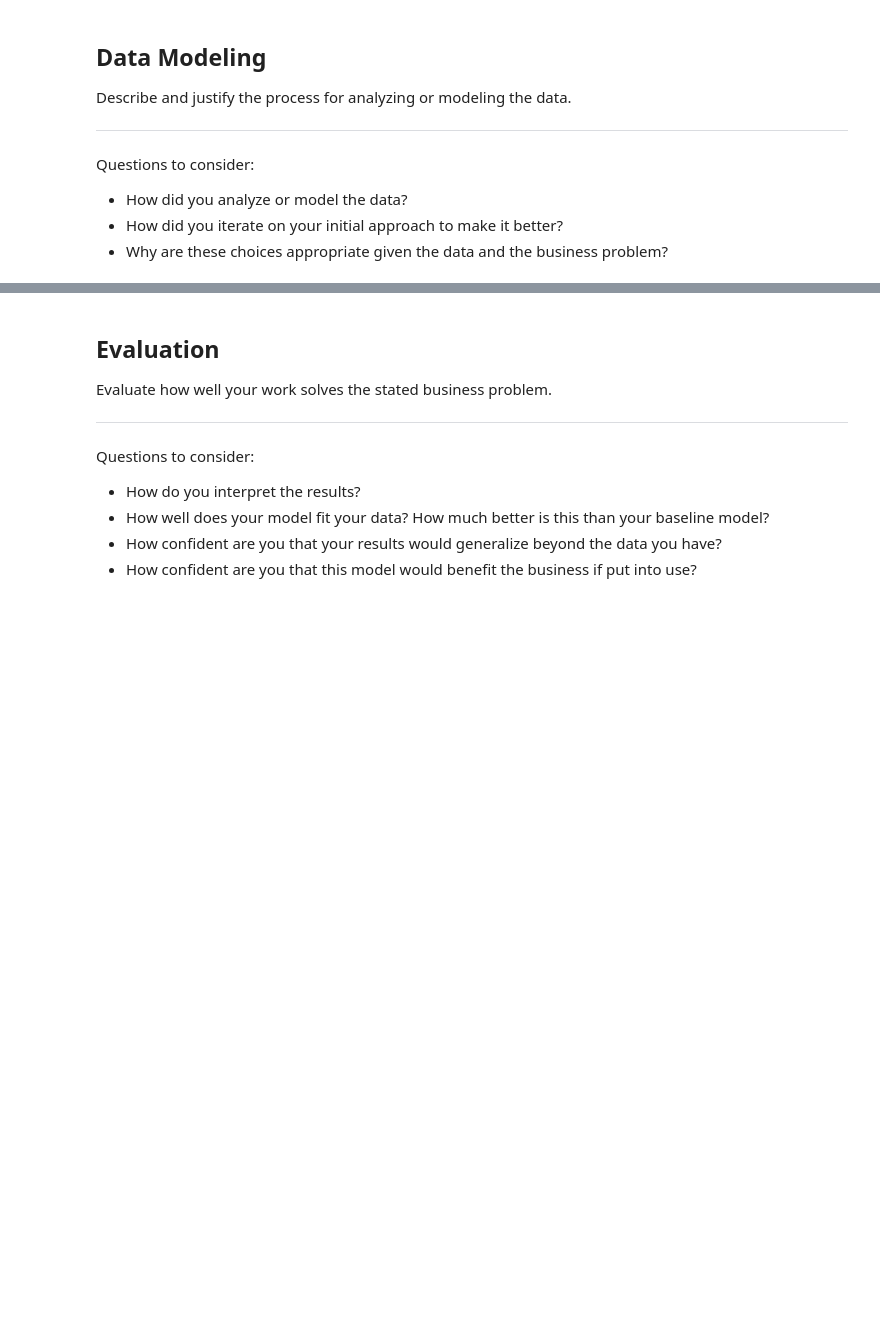
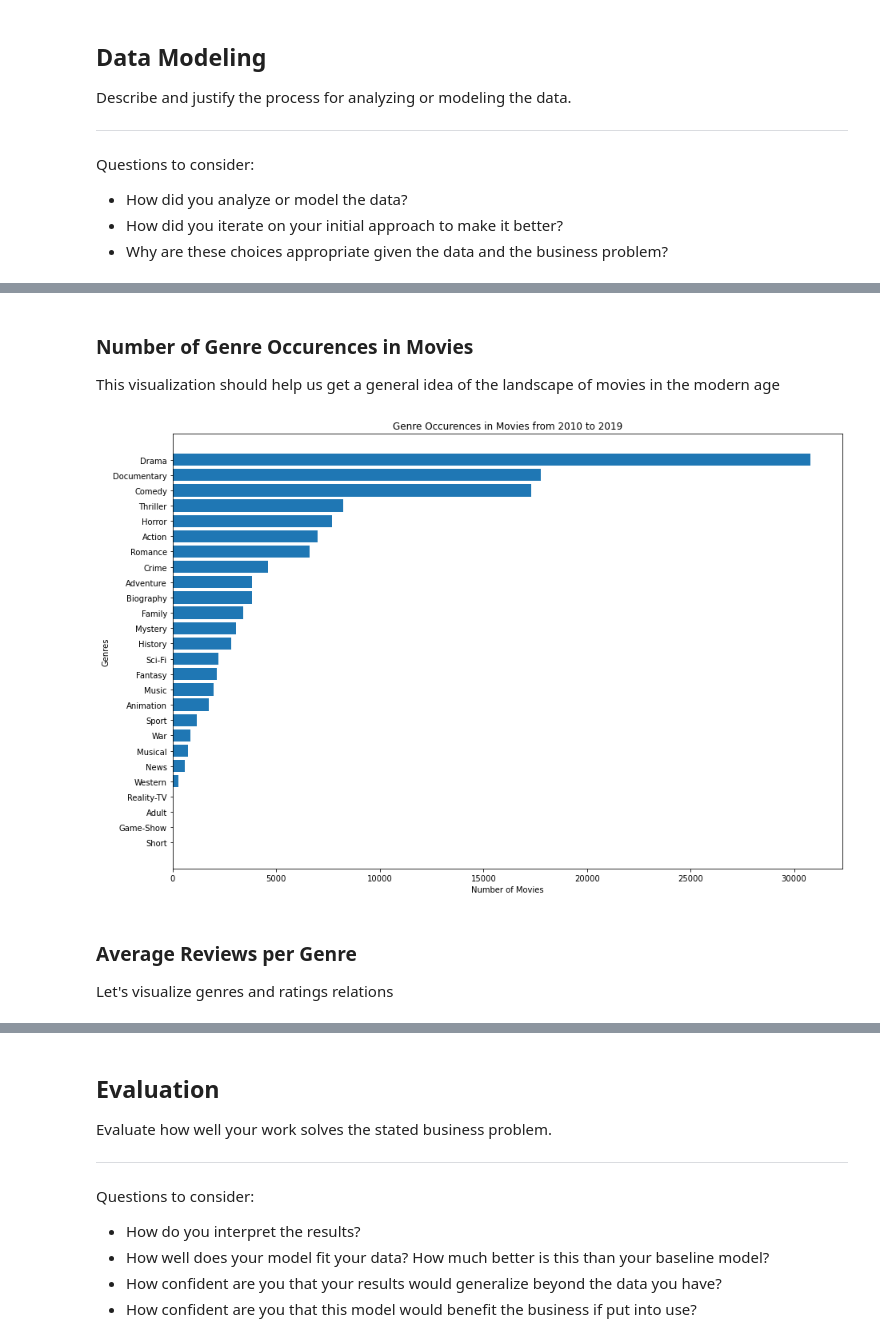
Before and after one commit to brianlee35/pokemon_tcg_analysis, a Jupyter notebook: movie-analysis.ipynb, the cells around one changed output, grey strips where cells are left out. Saved outputs shown, nothing was run; the diff lists cells and outputs as text; code cells hidden in the pictures; blank space fills up the shorter version.

Commit message:
Data Visualizations complete

```diff
--- a/movie-analysis.ipynb
+++ b/movie-analysis.ipynb
@@ -251,3 +264,6 @@ KeyError: "None of ['primary_title'] are in the columns"
+# %%
+# Setting index to primary_title
+imdb_df.set_index('tconst',inplace=True)
 # %%
 # Check again for missing data items
 imdb_df.isna().sum()
@@ -292,0 +410,9 @@ Questions to consider:
+# %%
+# Get unique genres into a list
+genre_dict = imdb_df['genres'].explode().value_counts().to_dict()
+genre = list(genre_dict.keys())
+display(genre)
+
+# Get a count of total genres from list
+genre_count = list(genre_dict.values())
+genre_count
@@ -292,0 +454,19 @@ Questions to consider:
+# %% [markdown]
+### Number of Genre Occurences in Movies
+
+This visualization should help us get a general idea of the landscape of movies in the modern age
+# %%
+# Create plot
+fig, ax = plt.subplots(figsize=(15, 10))
+
+x = range(len(genre))
+# Plot vertical bars of fixed width by passing x and height values to .bar() function
+ax.barh(x, genre_count, tick_label=genre)
+
+# Give a title to the bar graph and label the axes
+ax.set_title("Genre Occurences in Movies from 2010 to 2019")
+ax.set_ylabel("Genres")
+ax.set_xlabel("Number of Movies");
+ax.invert_yaxis();
+# %% [output]
+[figure, added]
@@ -292,0 +477,4 @@ Questions to consider:
+# %% [markdown]
+### Average Reviews per Genre
+
+Let's visualize genres and ratings relations
```
Also changed, not shown: parts of 51 cells of this notebook.
